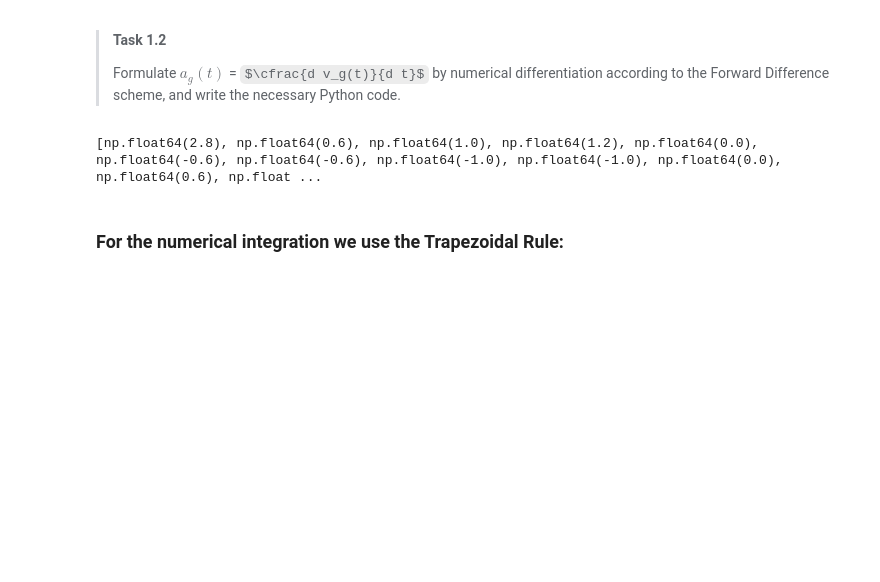
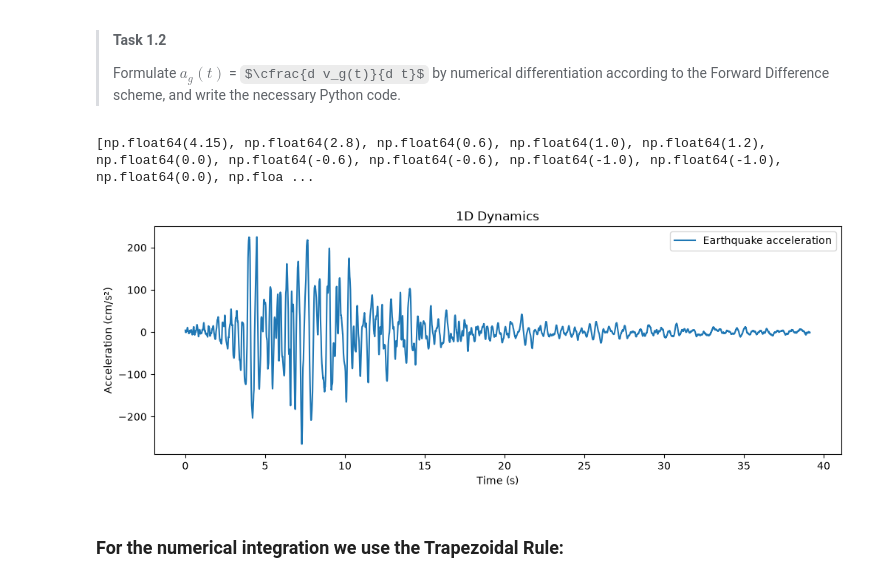
Before and after one commit to prajwalabc/GA1.2, a Jupyter notebook: 1Ddynamics.ipynb, the cells around one changed output. Drawn from its saved outputs; the diff is of its cells as text; code cells hidden in the pictures; some formulas as TeX source; blank space fills up the shorter version.

```diff
--- a/1Ddynamics.ipynb
+++ b/1Ddynamics.ipynb
@@ -116,12 +116,21 @@ As an exercise, we consider the earthquake ground velocity $v_g$ as the only giv
 # %%
 # Forward Difference scheme to differentiate ground acceleration from given velocity
 acc=[]
+acc.append(ag[0].round(3))  # first value of acceleration is the same as the given acceleration
 for i in range(len(vg)-1):
     a=(vg[i+1]-vg[i])/(dt)
     acc.append(a.round(3))
 print(acc)
+plt.figure(figsize=(12, 4))
+plt.plot(t,acc, label="Earthquake acceleration")
+plt.xlabel("Time (s)")
+plt.ylabel("Acceleration (cm/s²)")
+plt.title("1D Dynamics")
+plt.legend()
+plt.show()
 # %% [output]
-[np.float64(2.8), np.float64(0.6), np.float64(1.0), np.float64(1.2), np.float64(0.0), np.float64(-0.6), np.float64(-0.6), np.float64(-1.0), np.float64(-1.0), np.float64(0.0), np.float64(0.6), np.float ...
+[np.float64(4.15), np.float64(2.8), np.float64(0.6), np.float64(1.0), np.float64(1.2), np.float64(0.0), np.float64(-0.6), np.float64(-0.6), np.float64(-1.0), np.float64(-1.0), np.float64(0.0), np.floa ...
+[figure, added]
 # %% [markdown]
 ### For the numerical integration we use the Trapezoidal Rule:
 # %% [markdown]
```
Also changed, not shown: parts of 5 cells of this notebook.
